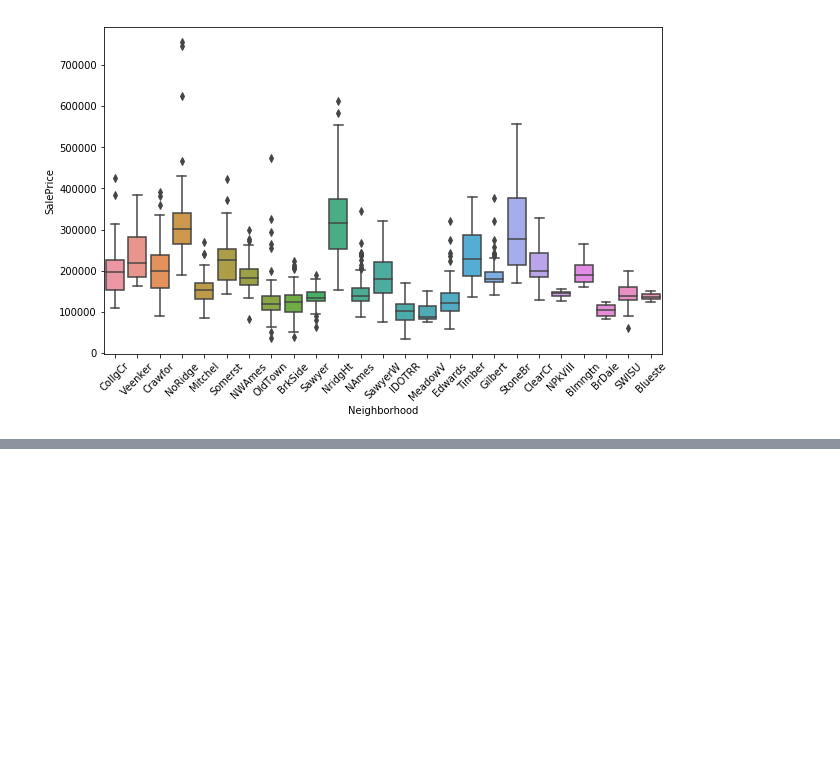
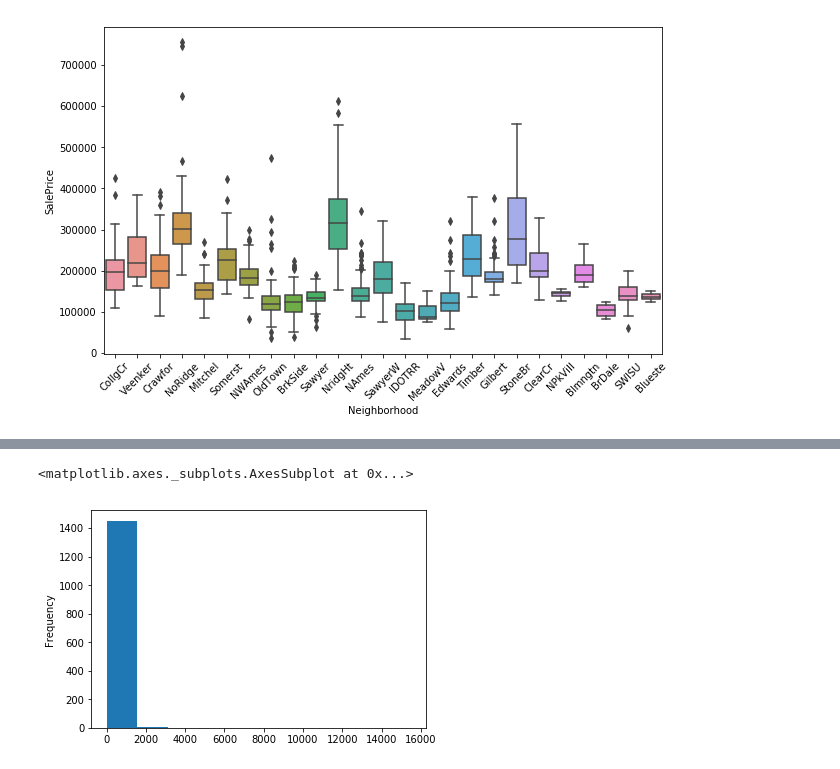
Before and after one commit to justinthe/kaggle_house_price, a Jupyter notebook: notebook/eda_1.ipynb, the cells around one changed output, grey strips where cells are left out. Cells and saved outputs as stored; diff of their text form; code cells hidden in the pictures; blank space fills up the shorter version.

```diff
--- a/notebook/eda_1.ipynb
+++ b/notebook/eda_1.ipynb
@@ -187,0 +218,4 @@ plt.xticks(rotation=45)
+# %%
+train['Electrical'].value_counts()
+# Use most to fill NA
+train['Electrical'].fillna('SBrkr',inplace=True)
@@ -187,0 +242,8 @@ plt.xticks(rotation=45)
+# %%
+# most probably 0 means no MasVnrArea
+train['MasVnrArea'].fillna(0,inplace=True)
+train['MasVnrType'].fillna('None',inplace=True)
+# %%
+# drop everything that has null value more than 20
+train = train.drop(null_col.tolist(), axis=1)
+#train.head()
@@ -187,0 +277,3 @@ plt.xticks(rotation=45)
+# %%
+all_num = train.select_dtypes(exclude=(['object']))
+all_num.skew().sort_values(ascending=False)
@@ -187,0 +298,6 @@ plt.xticks(rotation=45)
+# %%
+#train.to_csv('../data/processed/train.csv')
+all_num['MiscVal'].plot.hist()
+# %% [output]
+<matplotlib.axes._subplots.AxesSubplot at 0x...>
+[figure, added]
```
Also changed, not shown: parts of 9 cells of this notebook, 2 other files.
